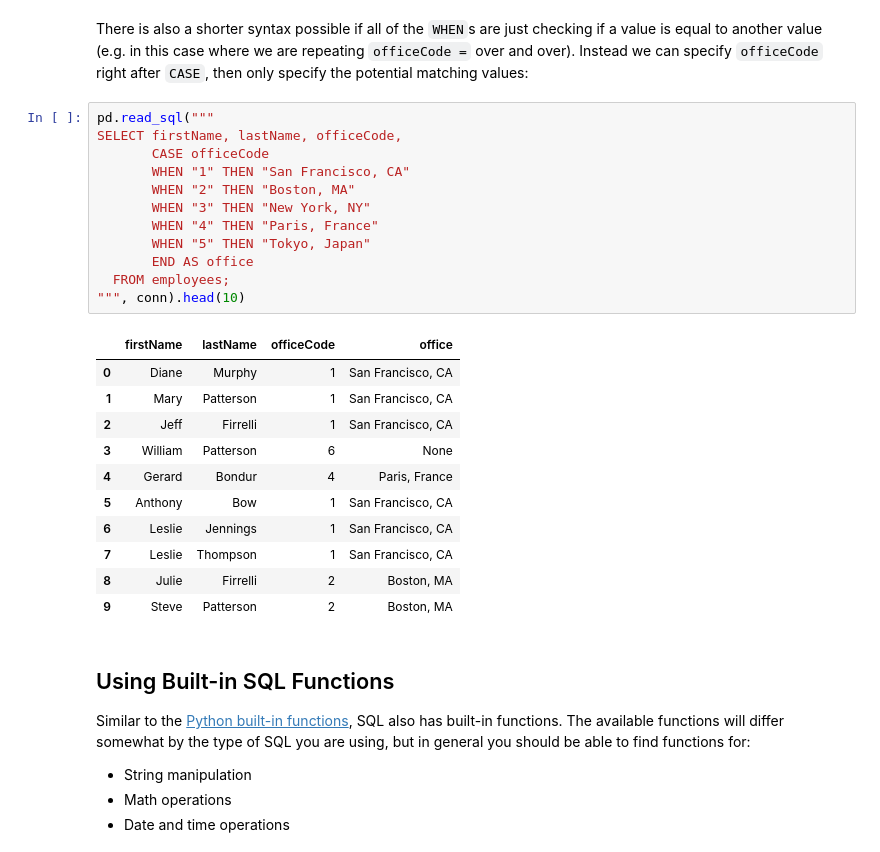
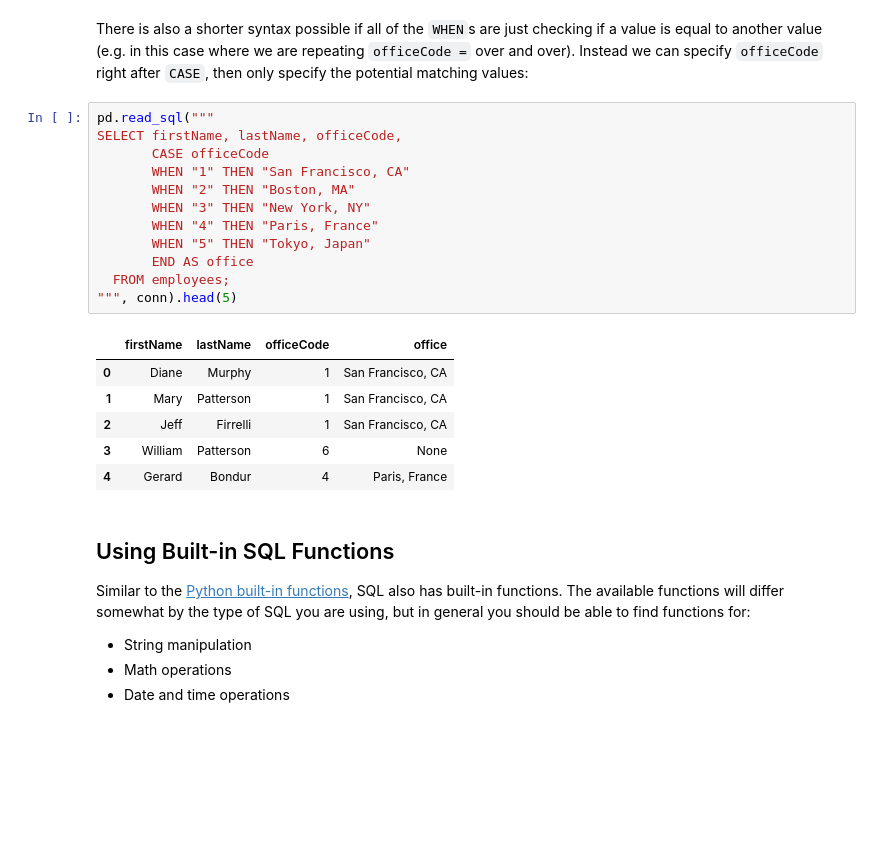
Before and after one commit to KweyuV/dsc-selecting-data-v2-4, a Jupyter notebook: index.ipynb, the cells around one changed output. Cells and saved outputs as stored; diff of their text form; blank space fills up the shorter version.

```diff
--- a/index.ipynb
+++ b/index.ipynb
@@ -230,27 +257,22 @@ There is also a shorter syntax possible if all of the `WHEN`s are just checking
 # %%
 pd.read_sql("""
 SELECT firstName, lastName, officeCode,
        CASE officeCode
        WHEN "1" THEN "San Francisco, CA"
        WHEN "2" THEN "Boston, MA"
        WHEN "3" THEN "New York, NY"
        WHEN "4" THEN "Paris, France"
        WHEN "5" THEN "Tokyo, Japan"
        END AS office
   FROM employees;
-""", conn).head(10)
+""", conn).head(5)
 # %% [output]
 |  | firstName | lastName | officeCode | office |
 | 0 | Diane | Murphy | 1 | San Francisco, CA |
 | 1 | Mary | Patterson | 1 | San Francisco, CA |
 | 2 | Jeff | Firrelli | 1 | San Francisco, CA |
 | 3 | William | Patterson | 6 | None |
 | 4 | Gerard | Bondur | 4 | Paris, France |
-| 5 | Anthony | Bow | 1 | San Francisco, CA |
-| 6 | Leslie | Jennings | 1 | San Francisco, CA |
-| 7 | Leslie | Thompson | 1 | San Francisco, CA |
-| 8 | Julie | Firrelli | 2 | Boston, MA |
-| 9 | Steve | Patterson | 2 | Boston, MA |
 # %% [markdown]
 ## Using Built-in SQL Functions
 
```
Also changed, not shown: parts of 6 cells of this notebook.
